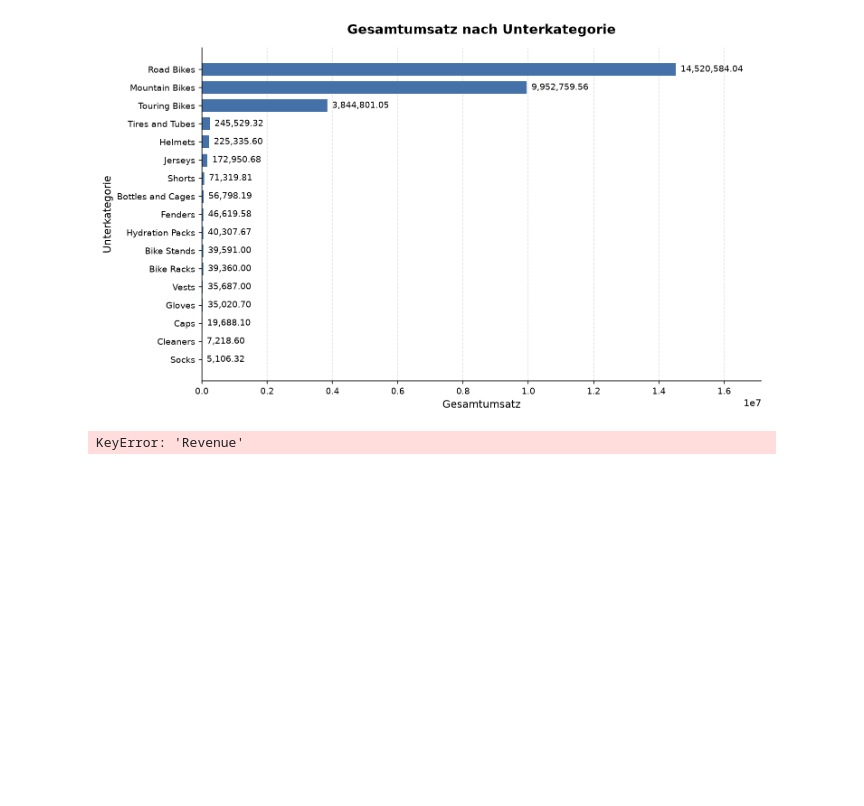
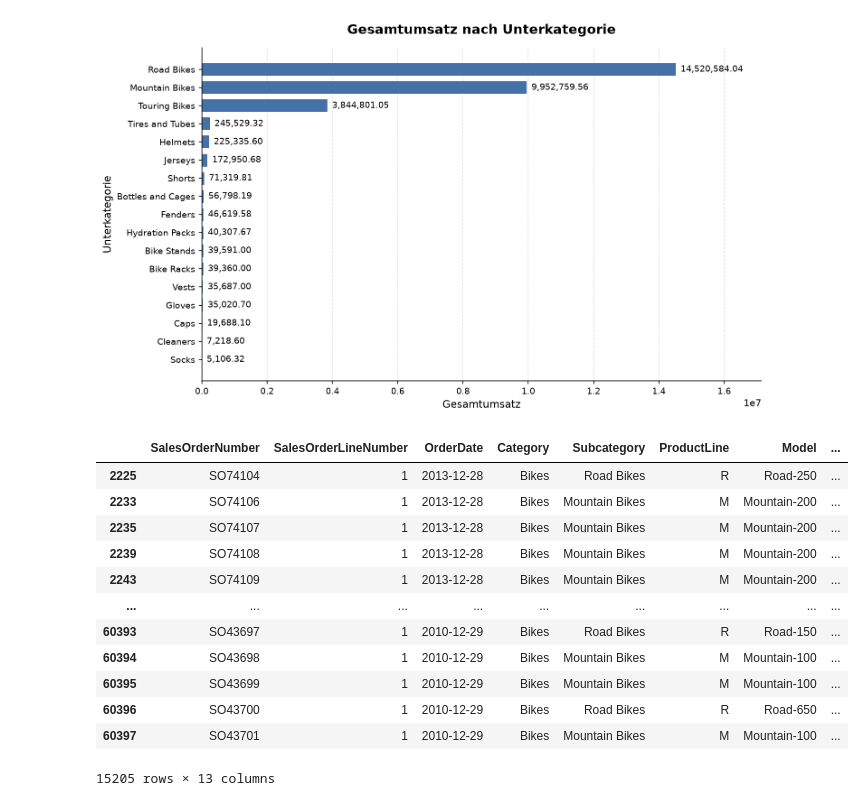
Before and after one commit to RafaelRiesle/cpm_projekt_14_vorhersage_numerischer_Werte, a Jupyter notebook: notebooks/analysis.ipynb, the cells around one changed output. Saved outputs shown, nothing was run; the diff lists cells and outputs as text; code cells hidden in the pictures; blank space fills up the shorter version.

```diff
--- a/notebooks/analysis.ipynb
+++ b/notebooks/analysis.ipynb
@@ -124,14 +195,22 @@ ScientificBarChart(
 ).plot()
 # %% [output]
 [figure]
-# %%
-ScientificBarChart(
-    sum_sales_amount,
-    category_col="Subcategory",
-    value_col="SumSalesAmount",
-    title="Gesamtumsatz nach Subkategorie",
-    xlabel="Gesamtumsatz",
-    ylabel="Subkategorie",
-).plot()
-# %% [output]
-KeyError: 'Revenue'
+# %%
+# Road Bikes
+
+bikes_df = df[df["Category"] == "Bikes"]
+bikes_df
+# %% [output]
+|  | SalesOrderNumber | SalesOrderLineNumber | OrderDate | Category | Subcategory | ProductLine | Model | ... |
+| 2225 | SO74104 | 1 | 2013-12-28 | Bikes | Road Bikes | R | Road-250 | ... |
+| 2233 | SO74106 | 1 | 2013-12-28 | Bikes | Mountain Bikes | M | Mountain-200 | ... |
+| 2235 | SO74107 | 1 | 2013-12-28 | Bikes | Mountain Bikes | M | Mountain-200 | ... |
+| 2239 | SO74108 | 1 | 2013-12-28 | Bikes | Mountain Bikes | M | Mountain-200 | ... |
+| 2243 | SO74109 | 1 | 2013-12-28 | Bikes | Mountain Bikes | M | Mountain-200 | ... |
+| ... | ... | ... | ... | ... | ... | ... | ... | ... |
+| 60393 | SO43697 | 1 | 2010-12-29 | Bikes | Road Bikes | R | Road-150 | ... |
+| 60394 | SO43698 | 1 | 2010-12-29 | Bikes | Mountain Bikes | M | Mountain-100 | ... |
+| 60395 | SO43699 | 1 | 2010-12-29 | Bikes | Mountain Bikes | M | Mountain-100 | ... |
+| 60396 | SO43700 | 1 | 2010-12-29 | Bikes | Road Bikes | R | Road-650 | ... |
+| 60397 | SO43701 | 1 | 2010-12-29 | Bikes | Mountain Bikes | M | Mountain-100 | ... |
+15205 rows × 13 columns
```
Also changed, not shown: parts of 12 cells of this notebook, 3 other files.
